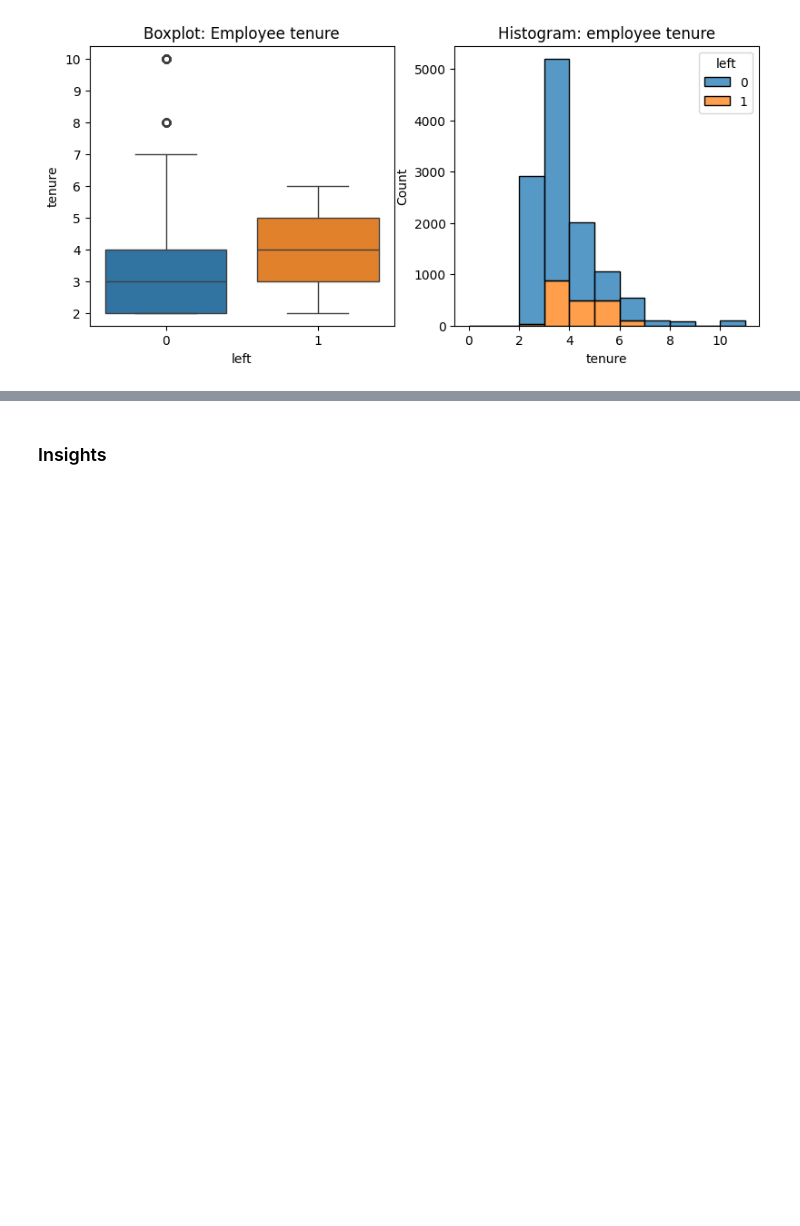
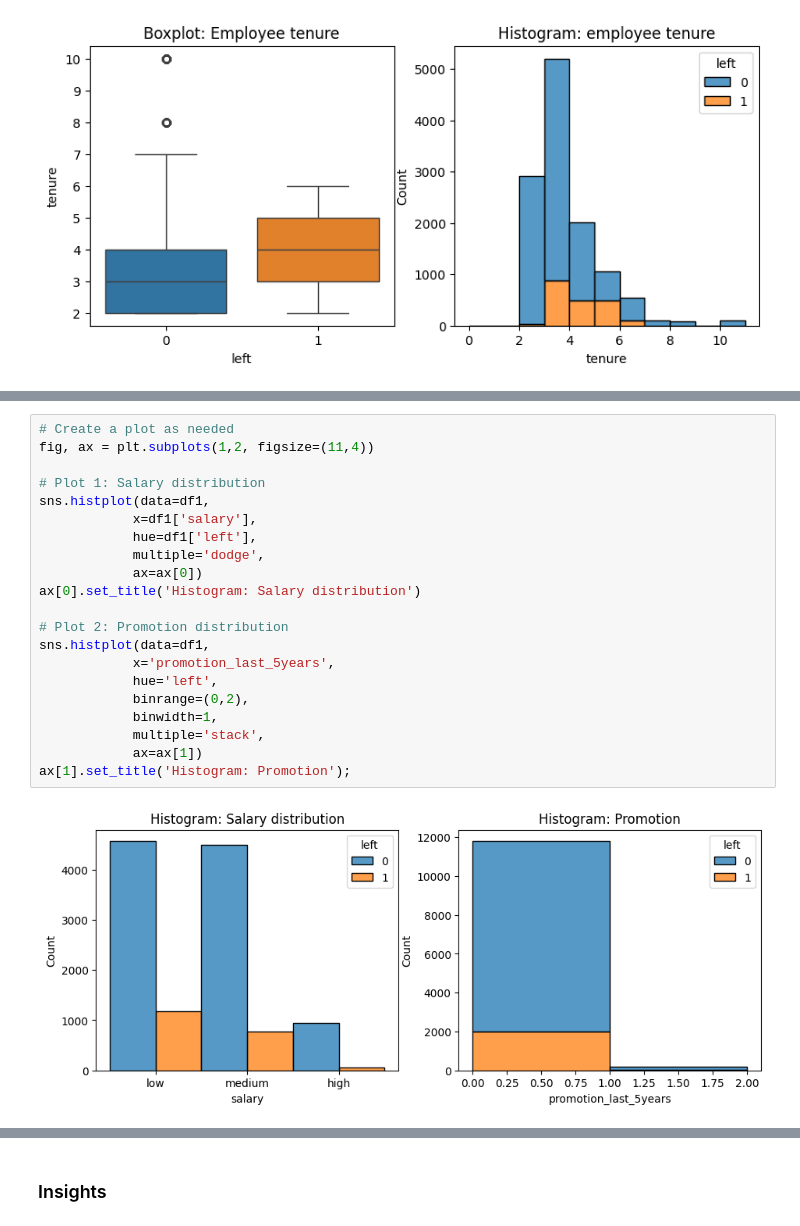
Before and after one commit to dianario/google_capstone_salifort_motors_analytics, a Jupyter notebook: course_7_salifort_motors_project_lab.ipynb, the cells around one changed output, grey strips where cells are left out. Drawn from its saved outputs; the diff is of its cells as text; blank space fills up the shorter version.

```diff
--- a/course_7_salifort_motors_project_lab.ipynb
+++ b/course_7_salifort_motors_project_lab.ipynb
@@ -507,0 +557,23 @@ Text(0.5, 1.0, 'Boxplot: Monthly hours vs tenure')
+# %%
+# Create a plot as needed
+fig, ax = plt.subplots(1,2, figsize=(11,4))
+
+# Plot 1: Salary distribution
+sns.histplot(data=df1,
+            x=df1['salary'],
+            hue=df1['left'],
+            multiple='dodge',
+            ax=ax[0])
+ax[0].set_title('Histogram: Salary distribution')
+
+# Plot 2: Promotion distribution
+sns.histplot(data=df1,
+            x='promotion_last_5years',
+            hue='left',
+            binrange=(0,2),
+            binwidth=1,
+            multiple='stack',
+            ax=ax[1])
+ax[1].set_title('Histogram: Promotion');
+# %% [output]
+[figure, added]
```
Also changed, not shown: parts of 28 cells of this notebook.
